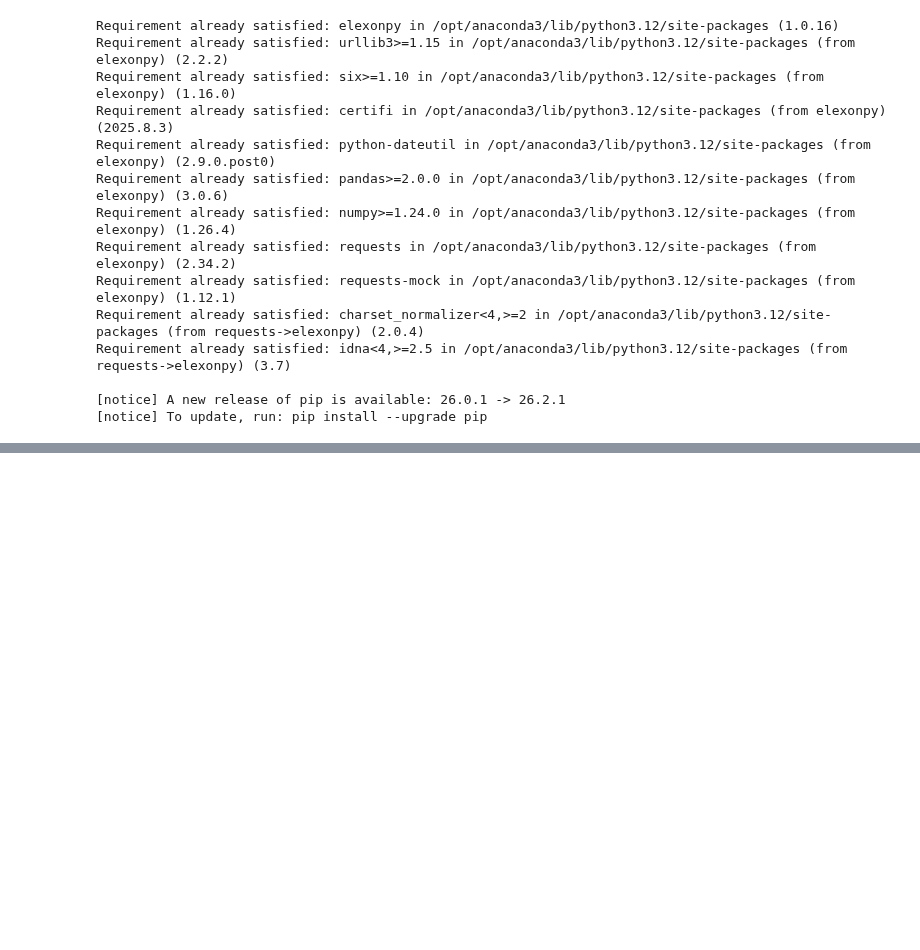
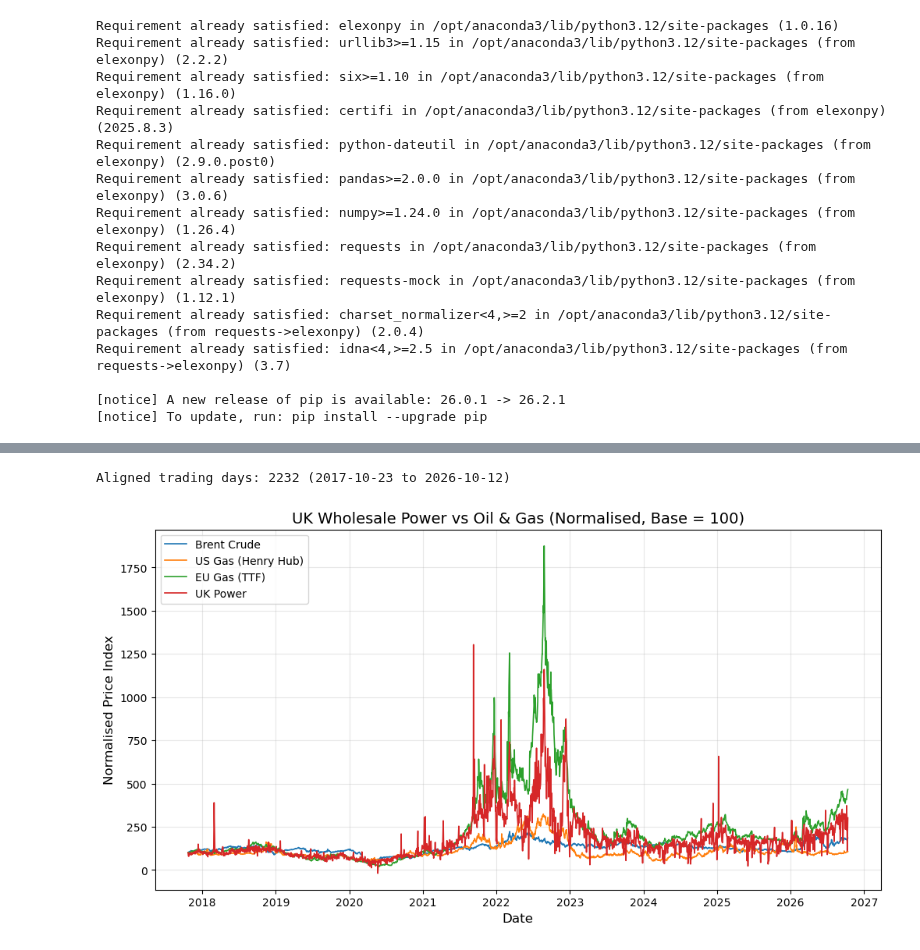
Before and after one commit to ottoittikorn/Projects, a Jupyter notebook: Commodities.ipynb, the cells around one changed output, grey strips where cells are left out. Cells and saved outputs as stored; diff of their text form; code cells hidden in the pictures; blank space fills up the shorter version.

```diff
--- a/Commodities.ipynb
+++ b/Commodities.ipynb
@@ -353,0 +230,24 @@ IndexError: single positional indexer is out-of-bounds
+# %%
+energy_tickers = {"Brent Crude": "BZ=F", "US Gas (Henry Hub)": "NG=F", "EU Gas (TTF)": "TTF=F"}
+
+energy_px = yf.download(list(energy_tickers.values()), start=START, end=END, progress=False)["Close"]
+energy_px = energy_px.rename(columns={v: k for k, v in energy_tickers.items()})
+
+master = energy_px.join(uk_power_daily, how="inner").dropna()
+print(f"Aligned trading days: {len(master)} ({master.index[0].date()} to {master.index[-1].date()})")
+
+# Normalised trends (base = 100 on first common day)
+normalized_master = master / master.iloc[0] * 100
+
+plt.figure(figsize=(12, 6))
+for column in normalized_master.columns:
+    plt.plot(normalized_master.index, normalized_master[column], label=column, linewidth=1.2)
+plt.title("UK Wholesale Power vs Oil & Gas (Normalised, Base = 100)", fontsize=14)
+plt.xlabel("Date", fontsize=12)
+plt.ylabel("Normalised Price Index", fontsize=12)
+plt.legend(loc="upper left")
+plt.grid(True, alpha=0.3)
+plt.show()
+# %% [output]
+Aligned trading days: 2232 (2017-10-23 to 2026-10-12)
+[figure, added]
```
Also changed, not shown: parts of 11 cells of this notebook, 1 other file.
